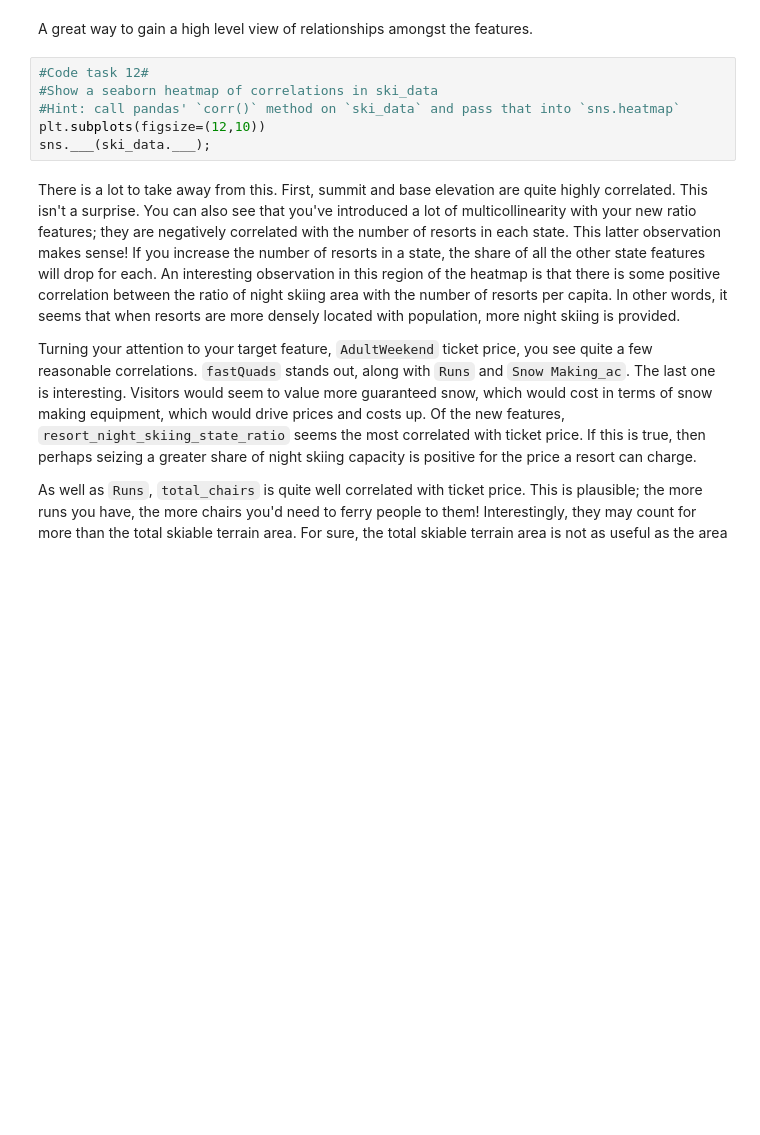
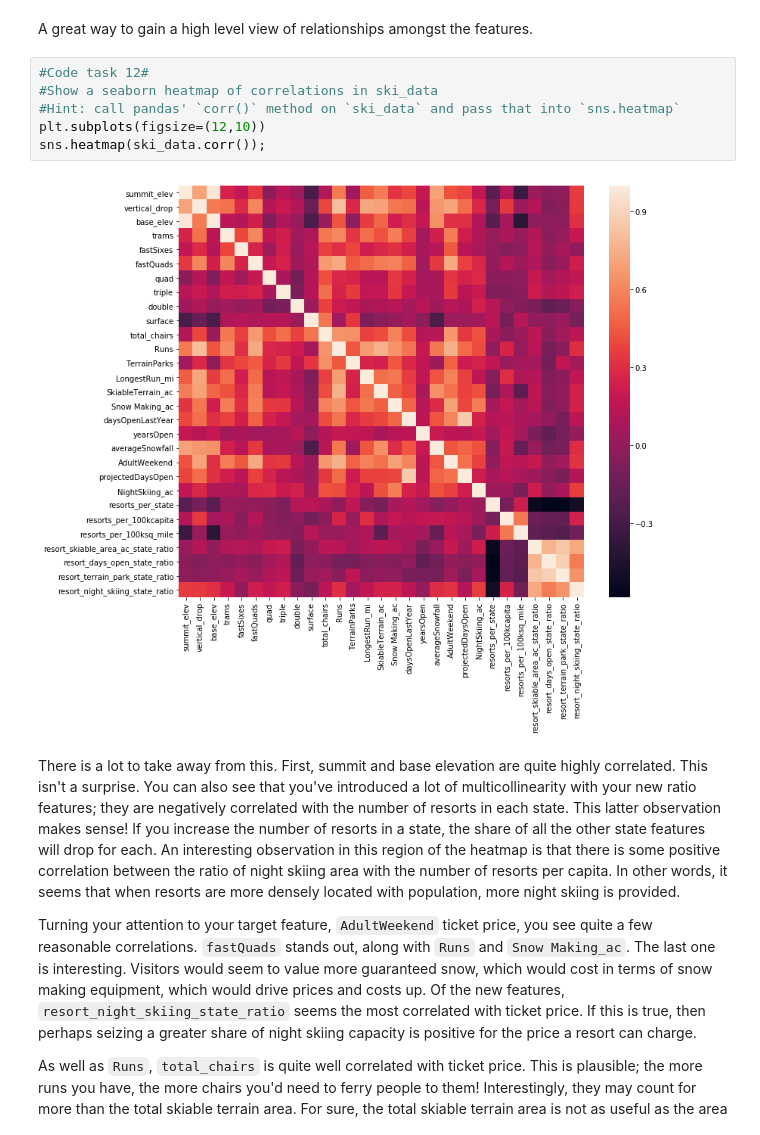
Before and after one commit to raam01/DataScienceGuidedCapstone, a Jupyter notebook: Notebooks/03_exploratory_data_analysis.ipynb, the cells around one changed output. Saved outputs shown, nothing was run; the diff lists cells and outputs as text; blank space fills up the shorter version.

```diff
--- a/Notebooks/03_exploratory_data_analysis.ipynb
+++ b/Notebooks/03_exploratory_data_analysis.ipynb
@@ -759,9 +765,11 @@ A great way to gain a high level view of relationships amongst the features.
 # %%
 #Code task 12#
 #Show a seaborn heatmap of correlations in ski_data
 #Hint: call pandas' `corr()` method on `ski_data` and pass that into `sns.heatmap`
 plt.subplots(figsize=(12,10))
-sns.___(ski_data.___);
+sns.heatmap(ski_data.corr());
+# %% [output]
+[figure, added]
 # %% [markdown]
 There is a lot to take away from this. First, summit and base elevation are quite highly correlated. This isn't a surprise. You can also see that you've introduced a lot of multicollinearity with your new ratio features; they are negatively correlated with the number of resorts in each state. This latter observation makes sense! If you increase the number of resorts in a state, the share of all the other state features will drop for each. An interesting observation in this region of the heatmap is that there is some positive correlation between the ratio of night skiing area with the number of resorts per capita. In other words, it seems that when resorts are more densely located with population, more night skiing is provided.
 
```
Also changed, not shown: parts of 9 cells of this notebook, 2 other files.
